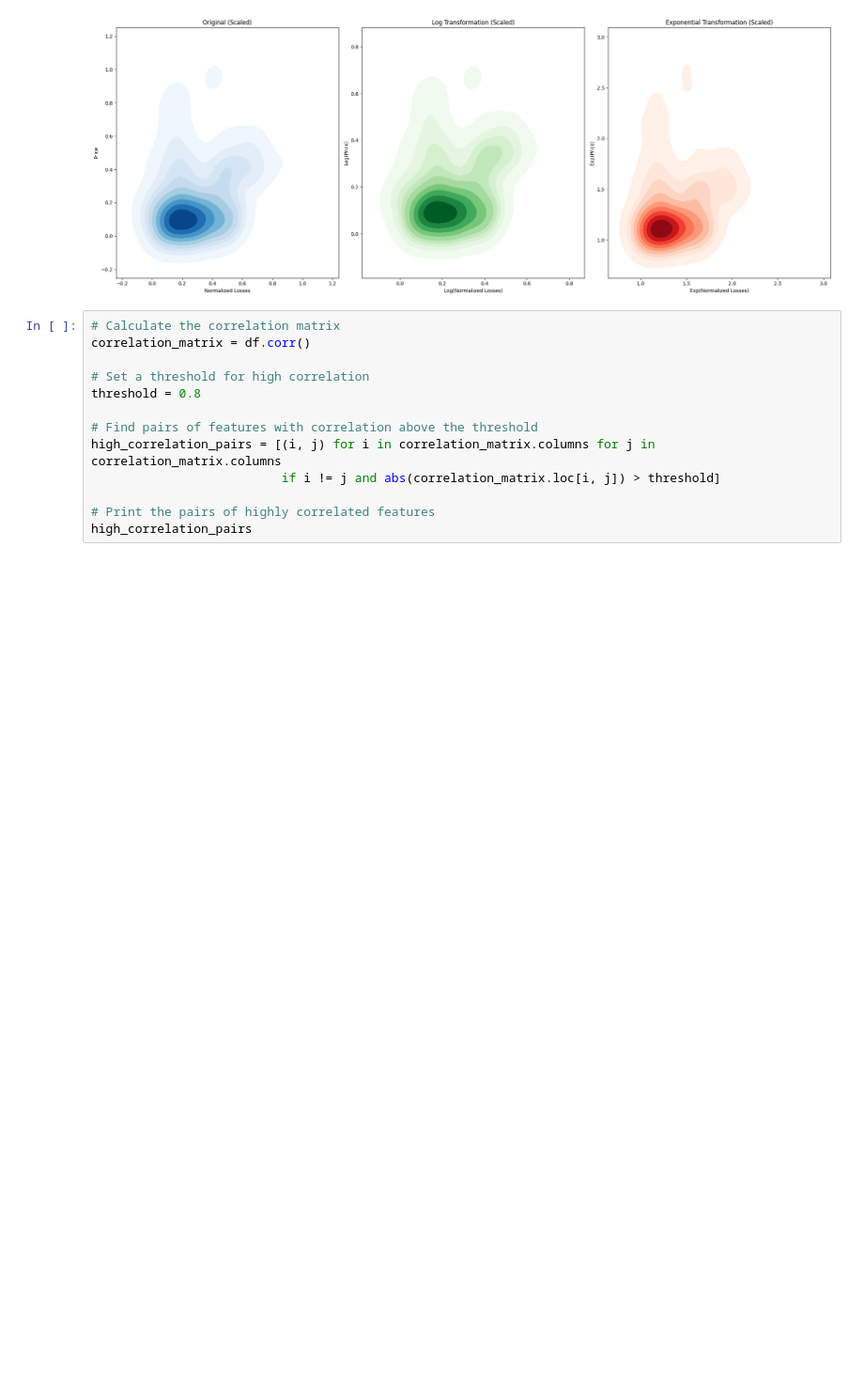
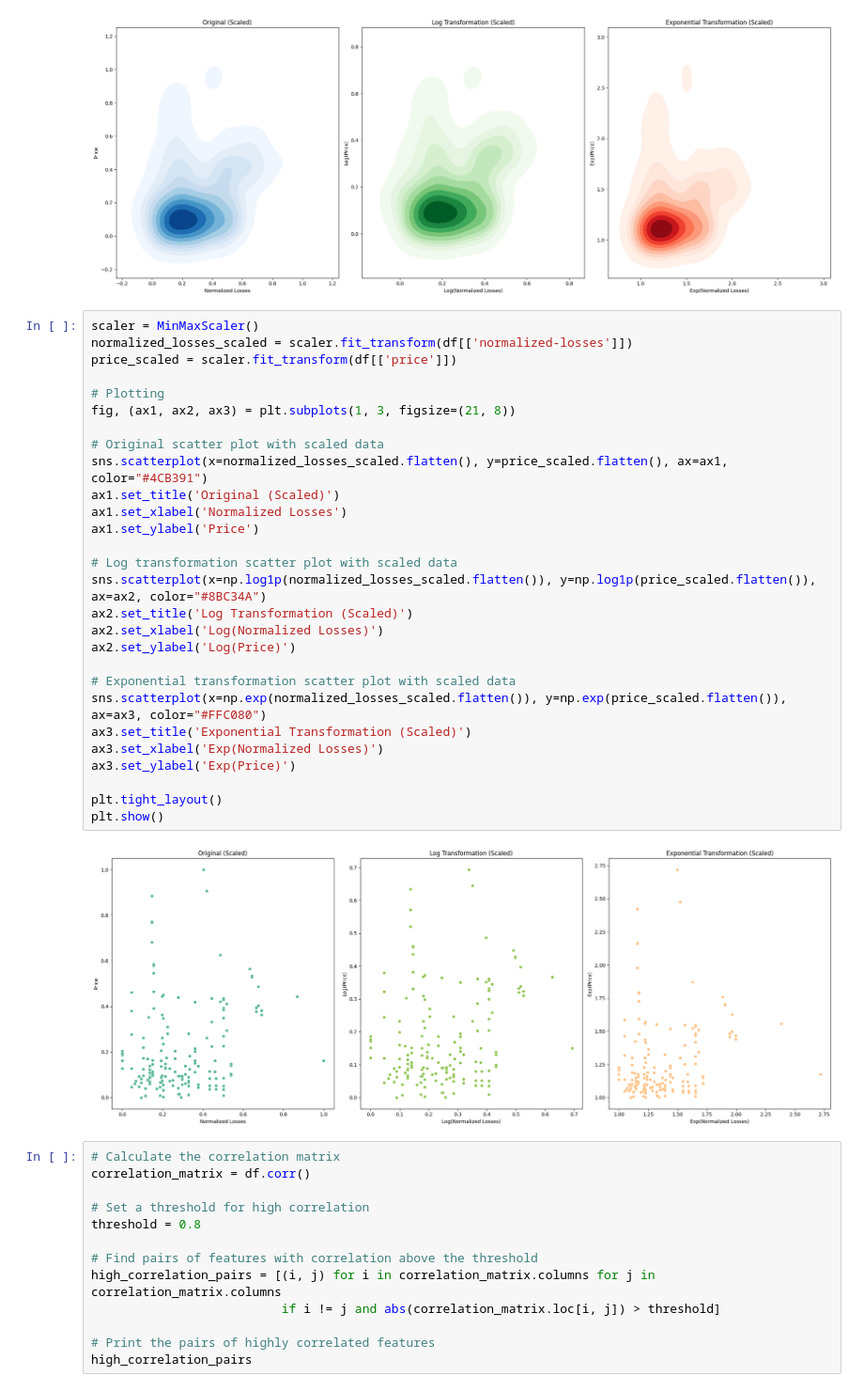
Before and after one commit to fbarulli/MLE_work, a Jupyter notebook: sprint4/124/extended_studies.ipynb, the cells around one changed output. Shown: that part at 94% size. Drawn from its saved outputs; the diff is of its cells as text; blank space fills up the shorter version.

Commit message:
new graphs_2

```diff
--- a/sprint4/124/extended_studies.ipynb
+++ b/sprint4/124/extended_studies.ipynb
@@ -278,6 +278,36 @@ This will become an error in seaborn v0.14.0; please update your code.
 
   sns.kdeplot(x=np.exp(normalized_losses_scaled.flatten()), y=np.exp(price_scaled.flatten()), ax=ax3, cmap="Reds", shade=True)
 [figure]
+# %%
+scaler = MinMaxScaler()
+normalized_losses_scaled = scaler.fit_transform(df[['normalized-losses']])
+price_scaled = scaler.fit_transform(df[['price']])
+
+# Plotting
+fig, (ax1, ax2, ax3) = plt.subplots(1, 3, figsize=(21, 8))
+
+# Original scatter plot with scaled data
+sns.scatterplot(x=normalized_losses_scaled.flatten(), y=price_scaled.flatten(), ax=ax1, color="#4CB391")
+ax1.set_title('Original (Scaled)')
+ax1.set_xlabel('Normalized Losses')
+ax1.set_ylabel('Price')
+
+# Log transformation scatter plot with scaled data
+sns.scatterplot(x=np.log1p(normalized_losses_scaled.flatten()), y=np.log1p(price_scaled.flatten()), ax=ax2, color="#8BC34A")
+ax2.set_title('Log Transformation (Scaled)')
+ax2.set_xlabel('Log(Normalized Losses)')
+ax2.set_ylabel('Log(Price)')
+
+# Exponential transformation scatter plot with scaled data
+sns.scatterplot(x=np.exp(normalized_losses_scaled.flatten()), y=np.exp(price_scaled.flatten()), ax=ax3, color="#FFC080")
+ax3.set_title('Exponential Transformation (Scaled)')
+ax3.set_xlabel('Exp(Normalized Losses)')
+ax3.set_ylabel('Exp(Price)')
+
+plt.tight_layout()
+plt.show()
+# %% [output]
+[figure, added]
 # %%
 # Calculate the correlation matrix
 correlation_matrix = df.corr()
```
